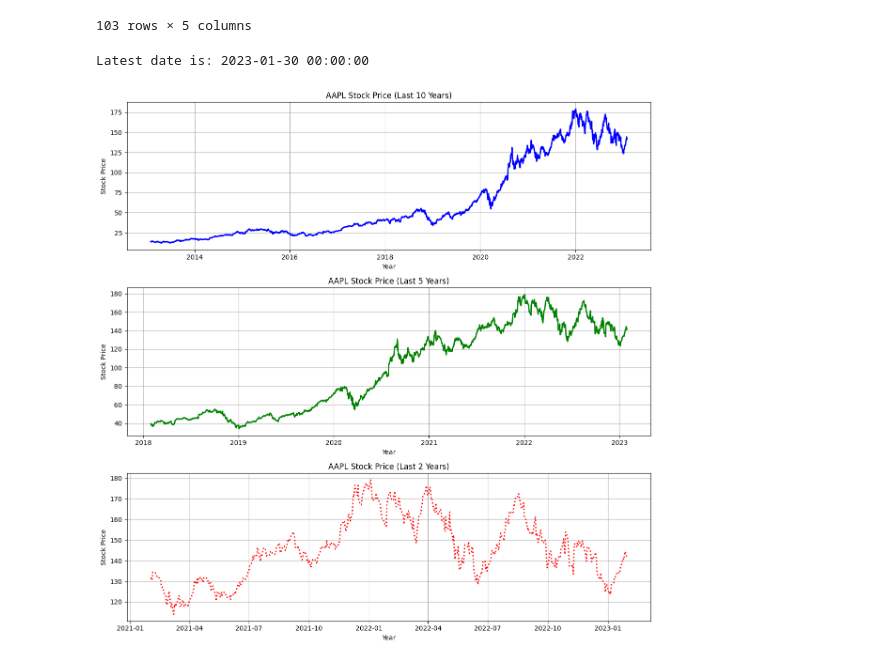
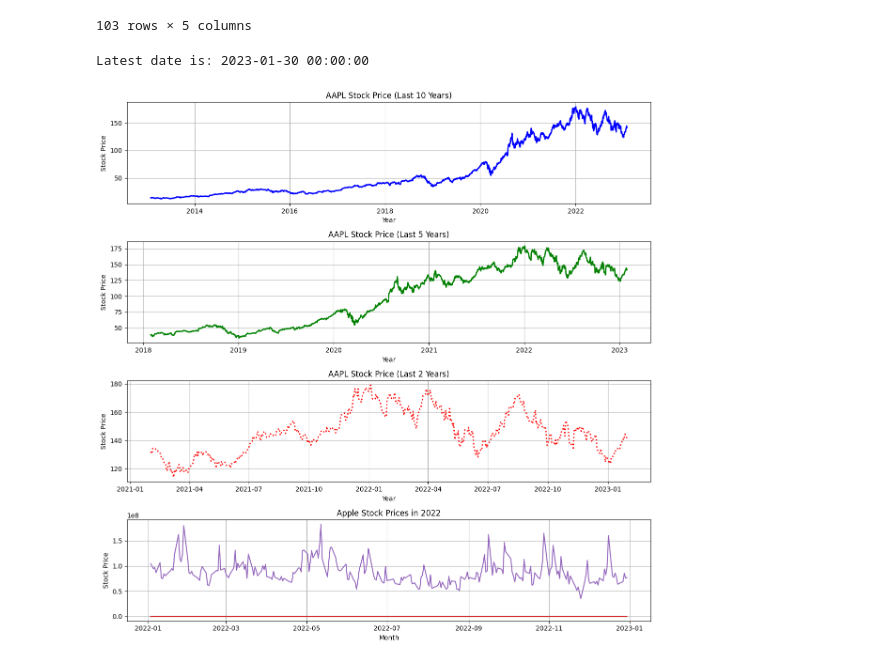
Before and after one commit to samwanyua/Python-Machine-Learning-Tutorial, a Jupyter notebook: Python_for_data_science/notebook.ipynb, the cells around one changed output. Drawn from its saved outputs; the diff is of its cells as text; code cells hidden in the pictures.

Commit message:
Time series Visualization

```diff
--- a/Python_for_data_science/notebook.ipynb
+++ b/Python_for_data_science/notebook.ipynb
@@ -623,32 +623,39 @@ df_5y = df.loc[start_5y:]
 df_2y = df.loc[start_2y:]
 
 # Create separate subplots
-fig, axes = plt.subplots(nrows=3, ncols=1, figsize=(12, 12))
+fig, axes = plt.subplots(nrows=4, ncols=1, figsize=(12, 12))
 
 # Plot 10-year data
 axes[0].plot(df_10y.index, df_10y['Close', 'AAPL'], linewidth=2, color='blue')
 axes[0].set_title("AAPL Stock Price (Last 10 Years)")
 axes[0].set_xlabel("Year")
 axes[0].set_ylabel("Stock Price")
 axes[0].grid(True)
 
 # Plot 5-year data
 axes[1].plot(df_5y.index, df_5y['Close', 'AAPL'], linewidth=2, color='green')
 axes[1].set_title("AAPL Stock Price (Last 5 Years)")
 axes[1].set_xlabel("Year")
 axes[1].set_ylabel("Stock Price")
 axes[1].grid(True)
 
 # Plot 2-year data
 axes[2].plot(df_2y.index, df_2y['Close', 'AAPL'], linewidth=2, linestyle=":", color='red')
 axes[2].set_title("AAPL Stock Price (Last 2 Years)")
 axes[2].set_xlabel("Year")
 axes[2].set_ylabel("Stock Price")
 axes[2].grid(True)
 
+# plot data for 2022
+axes[3].plot(df.loc['2022'])
+axes[3].set_title('Apple Stock Prices in 2022')
+axes[3].set_xlabel('Month')
+axes[3].set_ylabel('Stock Price')
+axes[3].grid(True)
+
 # Adjust layout
 plt.tight_layout()
 plt.show()
 # %% [output]
 Latest date is: 2023-01-30 00:00:00
-[figure, old version]
+[figure, new version]
```
Also changed, not shown: parts of 1 cell of this notebook.
